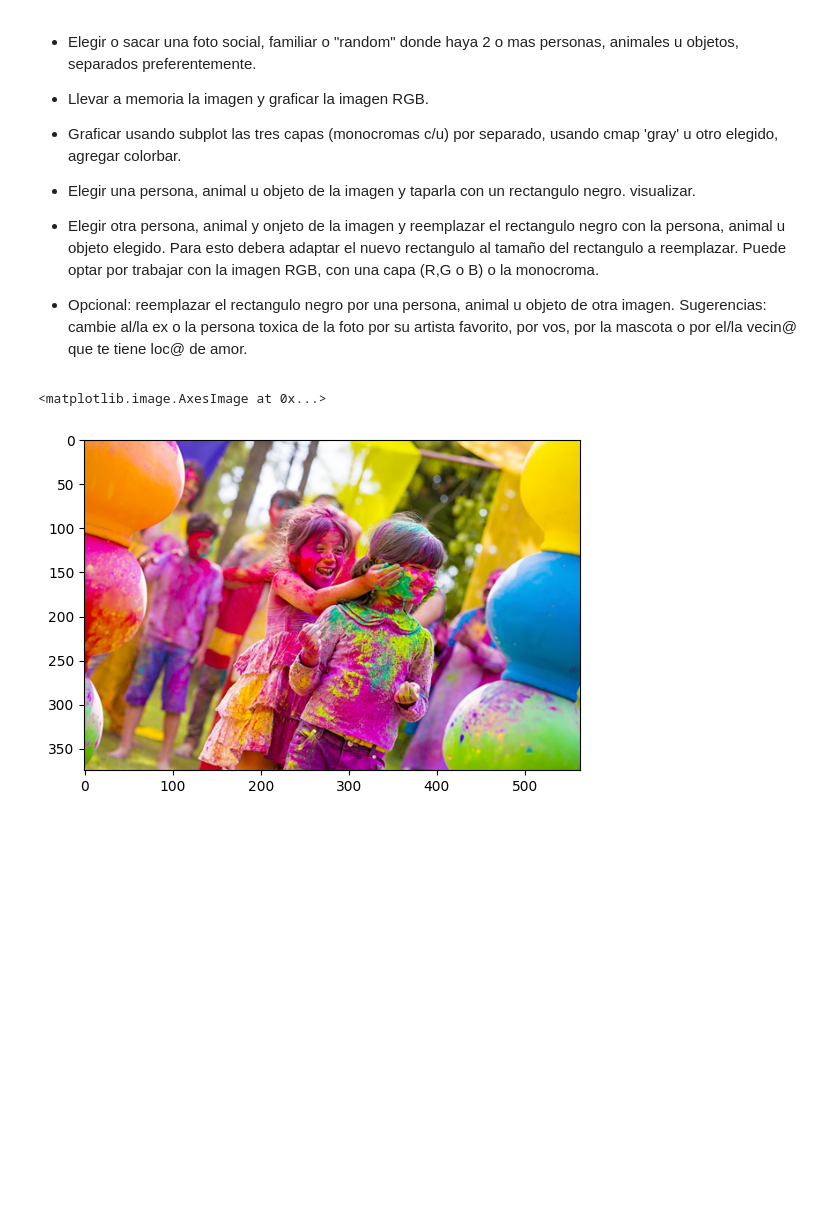
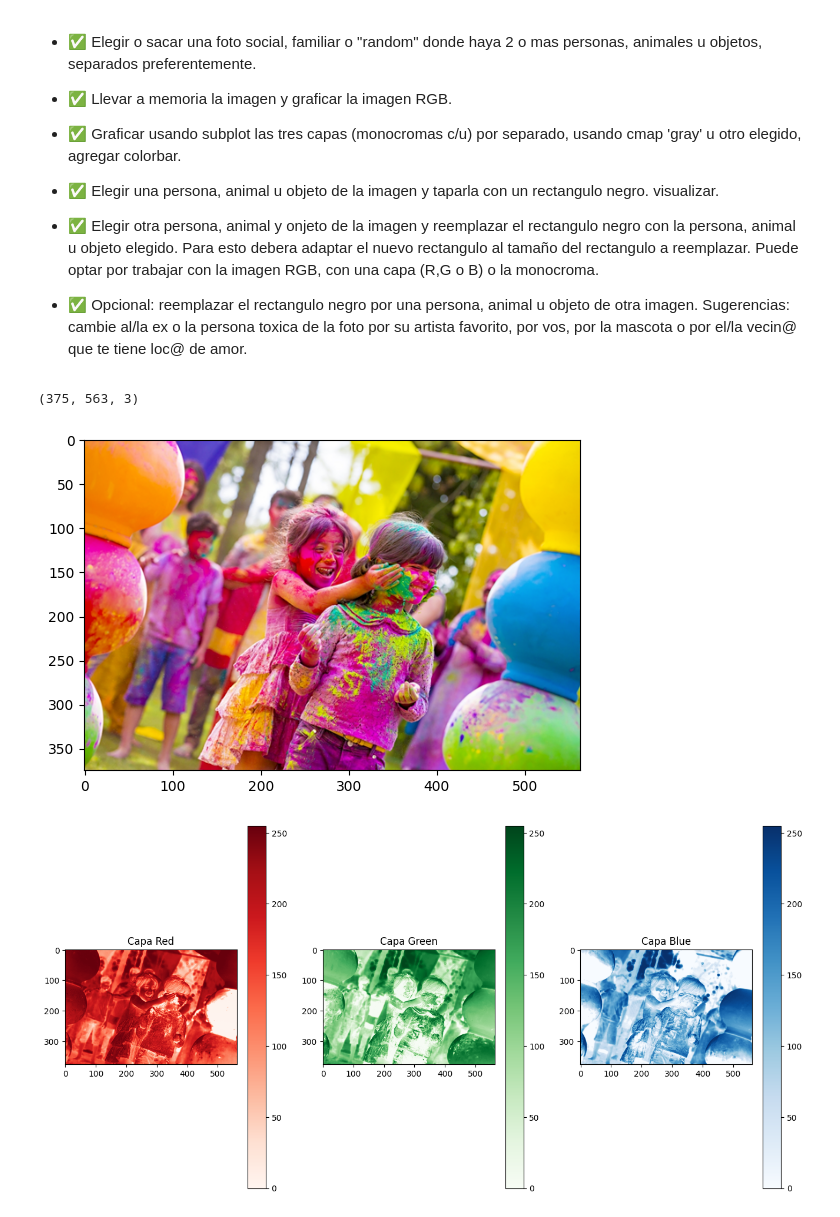
Before and after one commit to fdiezdev/procesamiento_senales, a Jupyter notebook: Ejercicios/T04.ipynb, the cells around one changed output. Drawn from its saved outputs; the diff is of its cells as text; code cells hidden in the pictures; blank space fills up the shorter version.

Commit message:
tarea4 hecha de nuevo

```diff
--- a/Ejercicios/T04.ipynb
+++ b/Ejercicios/T04.ipynb
@@ -1,14 +1,14 @@
 # %% [markdown]
-- Elegir o sacar una foto social, familiar o "random" donde haya 2 o mas personas, animales u objetos, separados preferentemente.
+- ✅ Elegir o sacar una foto social, familiar o "random" donde haya 2 o mas personas, animales u objetos, separados preferentemente.
 
-- Llevar a memoria la imagen y graficar la imagen RGB.
+- ✅ Llevar a memoria la imagen y graficar la imagen RGB.
 
-- Graficar usando subplot  las tres capas (monocromas c/u) por separado, usando cmap 'gray' u otro elegido, agregar colorbar.
+- ✅ Graficar usando subplot  las tres capas (monocromas c/u) por separado, usando cmap 'gray' u otro elegido, agregar colorbar.
 
-- Elegir una persona, animal u objeto de la imagen y taparla con un rectangulo negro. visualizar.
+- ✅ Elegir una persona, animal u objeto de la imagen y taparla con un rectangulo negro. visualizar.
 
-- Elegir otra persona, animal y onjeto de la imagen y reemplazar el rectangulo negro con la persona, animal u objeto elegido. Para esto debera adaptar el nuevo rectangulo al tamaño del rectangulo a reemplazar. Puede optar por trabajar con la imagen RGB, con una capa (R,G o B) o la monocroma.
-- Opcional: reemplazar el rectangulo negro por una persona, animal u objeto de otra imagen. Sugerencias: cambie al/la ex o la persona toxica de la foto por su artista favorito, por vos, por la mascota o por el/la vecin@ que te tiene loc@ de amor.
+- ✅ Elegir otra persona, animal y onjeto de la imagen y reemplazar el rectangulo negro con la persona, animal u objeto elegido. Para esto debera adaptar el nuevo rectangulo al tamaño del rectangulo a reemplazar. Puede optar por trabajar con la imagen RGB, con una capa (R,G o B) o la monocroma.
+- ✅ Opcional: reemplazar el rectangulo negro por una persona, animal u objeto de otra imagen. Sugerencias: cambie al/la ex o la persona toxica de la foto por su artista favorito, por vos, por la mascota o por el/la vecin@ que te tiene loc@ de amor.
 # %%
 # Importo librerías necesarias
 import cv2 as cv2 #para imágenes, Open CV (Computer Vision)
@@ -19,16 +19,35 @@ import matplotlib.pyplot as plt
 img = cv2.cvtColor(cv2.imread('./color.png'), cv2.COLOR_BGR2RGB) # esto es para que los canales RGB esten en orden
 # graficar la imagen
 plt.imshow(img)
+
+# tamaño de la imagen
+print(img.shape)
 # %% [output]
-<matplotlib.image.AxesImage at 0x...>
+(375, 563, 3)
 [figure]
 # %%
 # graficamos las tres capas por separado
 R = img[:,:,0]
 G = img[:,:,1]
 B = img[:,:,2]
 
 plt.figure(figsize=(16,8))
 
 plt.subplot(131)
-plt.imshow(R, cmap=)
+plt.title("Capa Red")
+plt.imshow(R, cmap='Reds')
+plt.colorbar()
+
+plt.subplot(132)
+plt.title("Capa Green")
+plt.imshow(G, cmap='Greens')
+plt.colorbar()
+
+plt.subplot(133)
+plt.title("Capa Blue")
+plt.imshow(B, cmap='Blues')
+plt.colorbar()
+
+plt.show()
+# %% [output]
+[figure, added]
```
Also changed, not shown: parts of 2 cells of this notebook, 1 other file.
